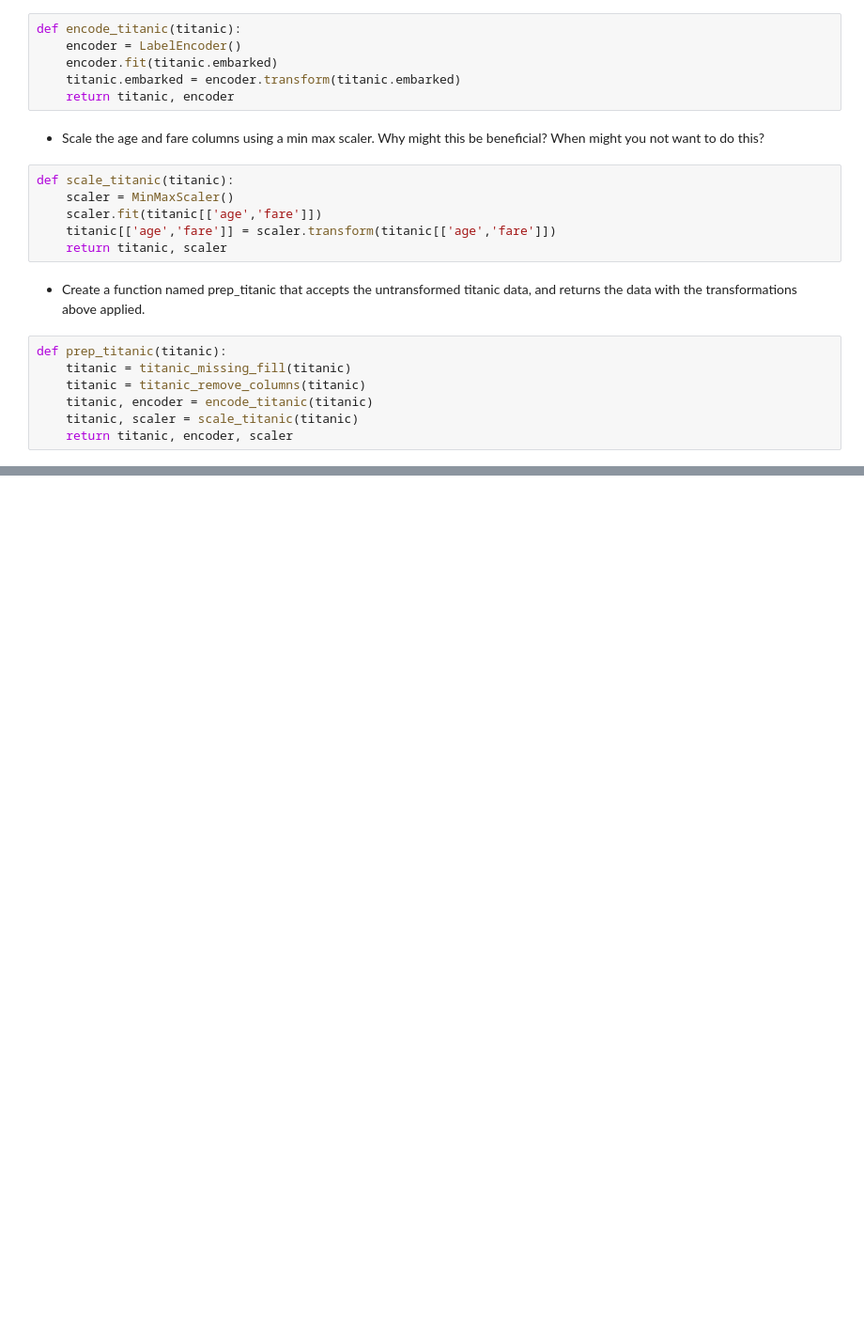
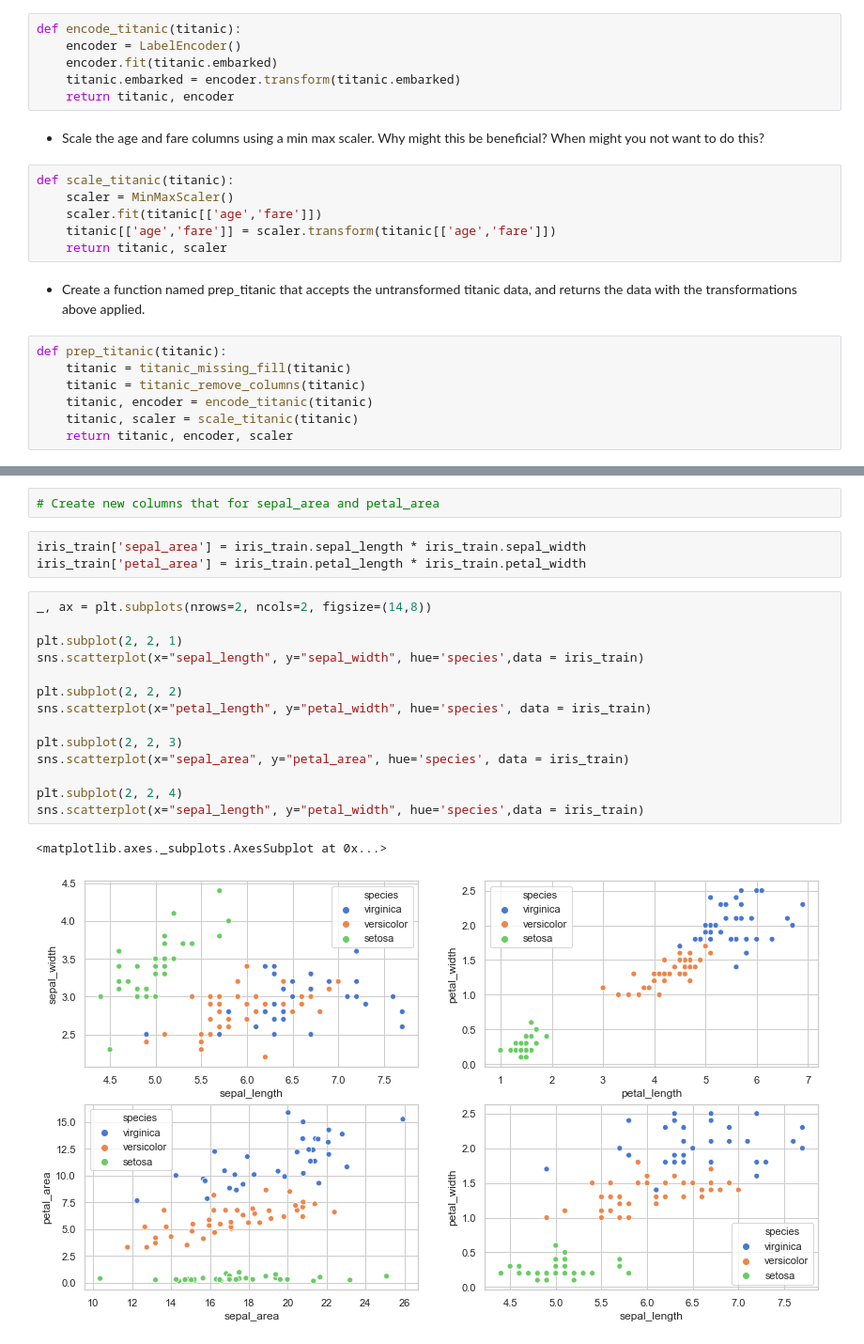
Before and after one commit to Tim-Sotirhos/ds-methodologies-exercises, a Jupyter notebook: classification/classification_exercises.ipynb, the cells around one changed output, grey strips where cells are left out. Shown at 94% size. Saved outputs shown, nothing was run; the diff lists cells and outputs as text; blank space fills up the shorter version.

```diff
--- a/classification/classification_exercises.ipynb
+++ b/classification/classification_exercises.ipynb
@@ -189,0 +358,22 @@ def prep_titanic(titanic):
+# %%
+# Create new columns that for sepal_area and petal_area
+# %%
+iris_train['sepal_area'] = iris_train.sepal_length * iris_train.sepal_width
+iris_train['petal_area'] = iris_train.petal_length * iris_train.petal_width
+# %%
+_, ax = plt.subplots(nrows=2, ncols=2, figsize=(14,8))
+
+plt.subplot(2, 2, 1)
+sns.scatterplot(x="sepal_length", y="sepal_width", hue='species',data = iris_train)
+
+plt.subplot(2, 2, 2)
+sns.scatterplot(x="petal_length", y="petal_width", hue='species', data = iris_train)
+
+plt.subplot(2, 2, 3)
+sns.scatterplot(x="sepal_area", y="petal_area", hue='species', data = iris_train)
+
+plt.subplot(2, 2, 4)
+sns.scatterplot(x="sepal_length", y="petal_width", hue='species',data = iris_train)
+# %% [output]
+<matplotlib.axes._subplots.AxesSubplot at 0x...>
+[figure, added]
```
Also changed, not shown: parts of 33 cells of this notebook.
